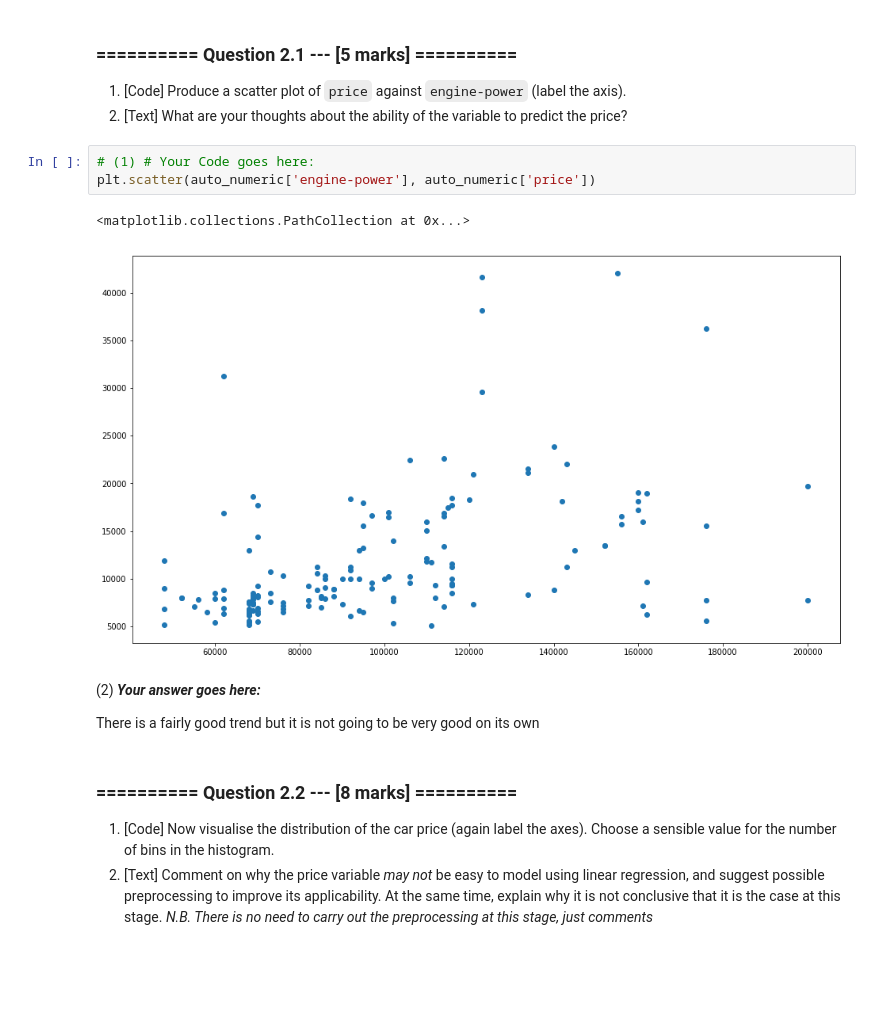
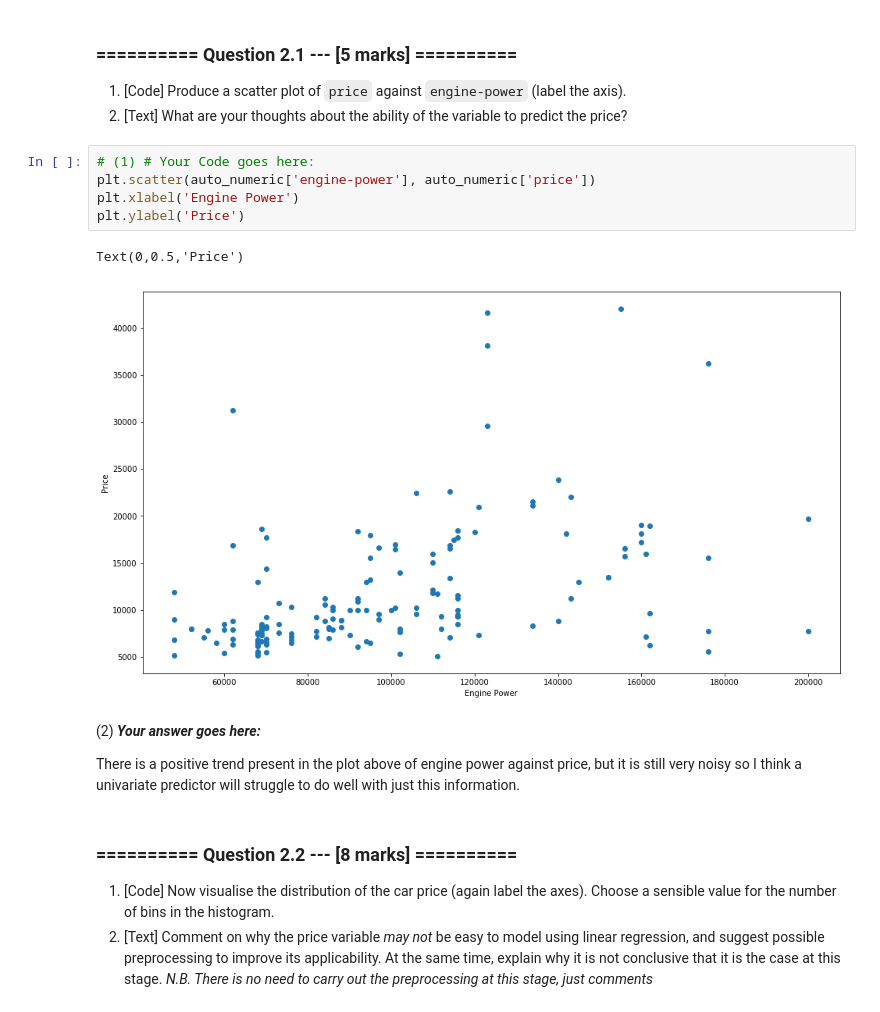
Before and after one commit to stuphys1729/IAML, a Jupyter notebook: Assignments/02_LinearRegression.ipynb, the cells around one changed output. Saved outputs shown, nothing was run; the diff lists cells and outputs as text; blank space fills up the shorter version.

```diff
--- a/Assignments/02_LinearRegression.ipynb
+++ b/Assignments/02_LinearRegression.ipynb
@@ -244,13 +244,15 @@ When applying machine learning in practice it can be prudent to start out simple
 # %%
 # (1) # Your Code goes here:
 plt.scatter(auto_numeric['engine-power'], auto_numeric['price'])
+plt.xlabel('Engine Power')
+plt.ylabel('Price')
 # %% [output]
-<matplotlib.collections.PathCollection at 0x...>
+Text(0,0.5,'Price')
-[figure, old version]
+[figure, new version]
-# %% [markdown]
-(2) ***Your answer goes here:***
-
-There is a fairly good trend but it is not going to be very good on its own
+# %% [markdown]
+(2) ***Your answer goes here:***
+
+There is a positive trend present in the plot above of engine power against price, but it is still very noisy so I think a univariate predictor will struggle to do well with just this information.
 # %% [markdown]
 ### ========== Question 2.2 --- [8 marks] ==========
 
```
Also changed, not shown: parts of 26 cells of this notebook.
